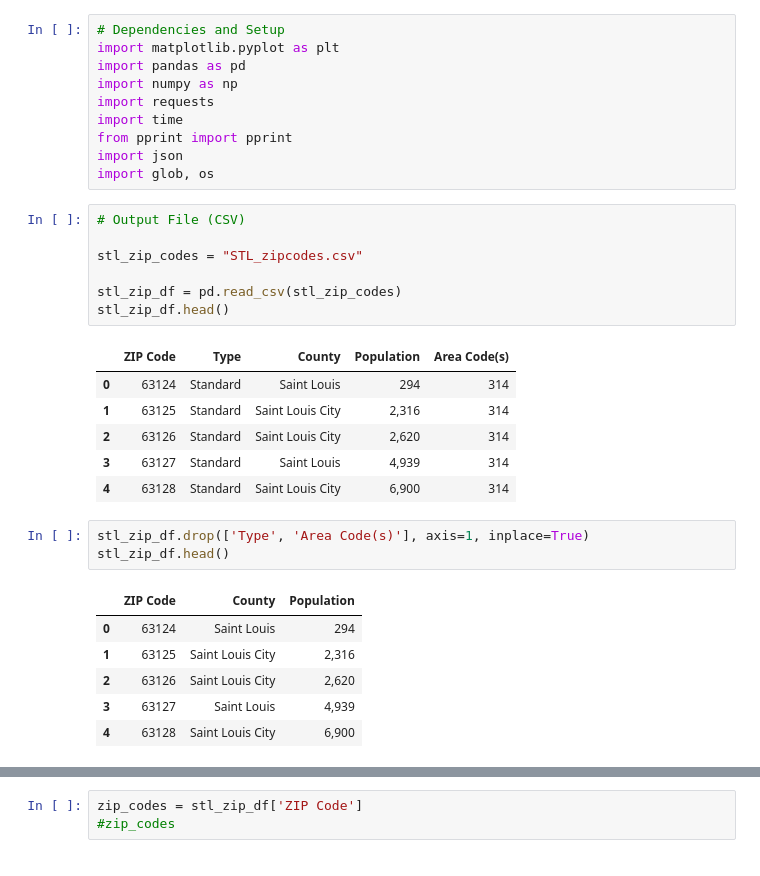
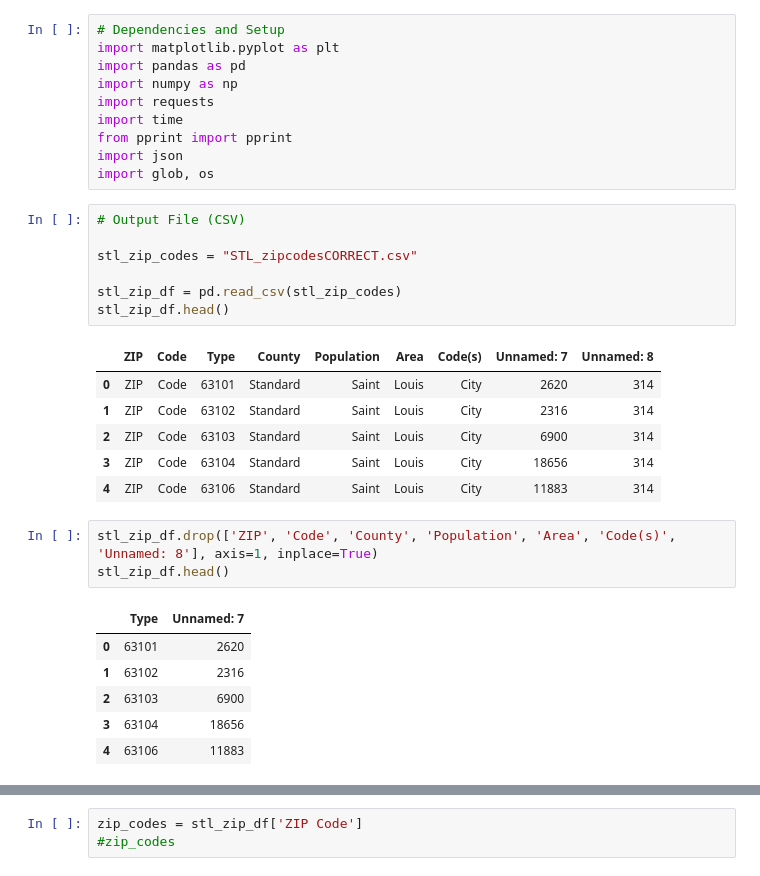
Before and after one commit to lonnykramer/project_one, a Jupyter notebook: project_code/liquor_store_project.ipynb, the cells around one changed output, grey strips where cells are left out. Drawn from its saved outputs; the diff is of its cells as text.

```diff
--- a/project_code/liquor_store_project.ipynb
+++ b/project_code/liquor_store_project.ipynb
@@ -11,24 +11,24 @@ import glob, os
 # %%
 # Output File (CSV)
 
-stl_zip_codes = "STL_zipcodes.csv"
+stl_zip_codes = "STL_zipcodesCORRECT.csv"
 
 stl_zip_df = pd.read_csv(stl_zip_codes)
 stl_zip_df.head()
 # %% [output]
-|  | ZIP Code | Type | County | Population | Area Code(s) |
-| 0 | 63124 | Standard | Saint Louis | 294 | 314 |
-| 1 | 63125 | Standard | Saint Louis City | 2,316 | 314 |
-| 2 | 63126 | Standard | Saint Louis City | 2,620 | 314 |
-| 3 | 63127 | Standard | Saint Louis | 4,939 | 314 |
-| 4 | 63128 | Standard | Saint Louis City | 6,900 | 314 |
+|  | ZIP | Code | Type | County | Population | Area | Code(s) | Unnamed: 7 | Unnamed: 8 |
+| 0 | ZIP | Code | 63101 | Standard | Saint | Louis | City | 2620 | 314 |
+| 1 | ZIP | Code | 63102 | Standard | Saint | Louis | City | 2316 | 314 |
+| 2 | ZIP | Code | 63103 | Standard | Saint | Louis | City | 6900 | 314 |
+| 3 | ZIP | Code | 63104 | Standard | Saint | Louis | City | 18656 | 314 |
+| 4 | ZIP | Code | 63106 | Standard | Saint | Louis | City | 11883 | 314 |
 # %%
-stl_zip_df.drop(['Type', 'Area Code(s)'], axis=1, inplace=True)
+stl_zip_df.drop(['ZIP', 'Code', 'County', 'Population', 'Area', 'Code(s)', 'Unnamed: 8'], axis=1, inplace=True)
 stl_zip_df.head()
 # %% [output]
-|  | ZIP Code | County | Population |
-| 0 | 63124 | Saint Louis | 294 |
-| 1 | 63125 | Saint Louis City | 2,316 |
-| 2 | 63126 | Saint Louis City | 2,620 |
-| 3 | 63127 | Saint Louis | 4,939 |
-| 4 | 63128 | Saint Louis City | 6,900 |
+|  | Type | Unnamed: 7 |
+| 0 | 63101 | 2620 |
+| 1 | 63102 | 2316 |
+| 2 | 63103 | 6900 |
+| 3 | 63104 | 18656 |
+| 4 | 63106 | 11883 |
```
Also changed, not shown: parts of 11 cells of this notebook.
